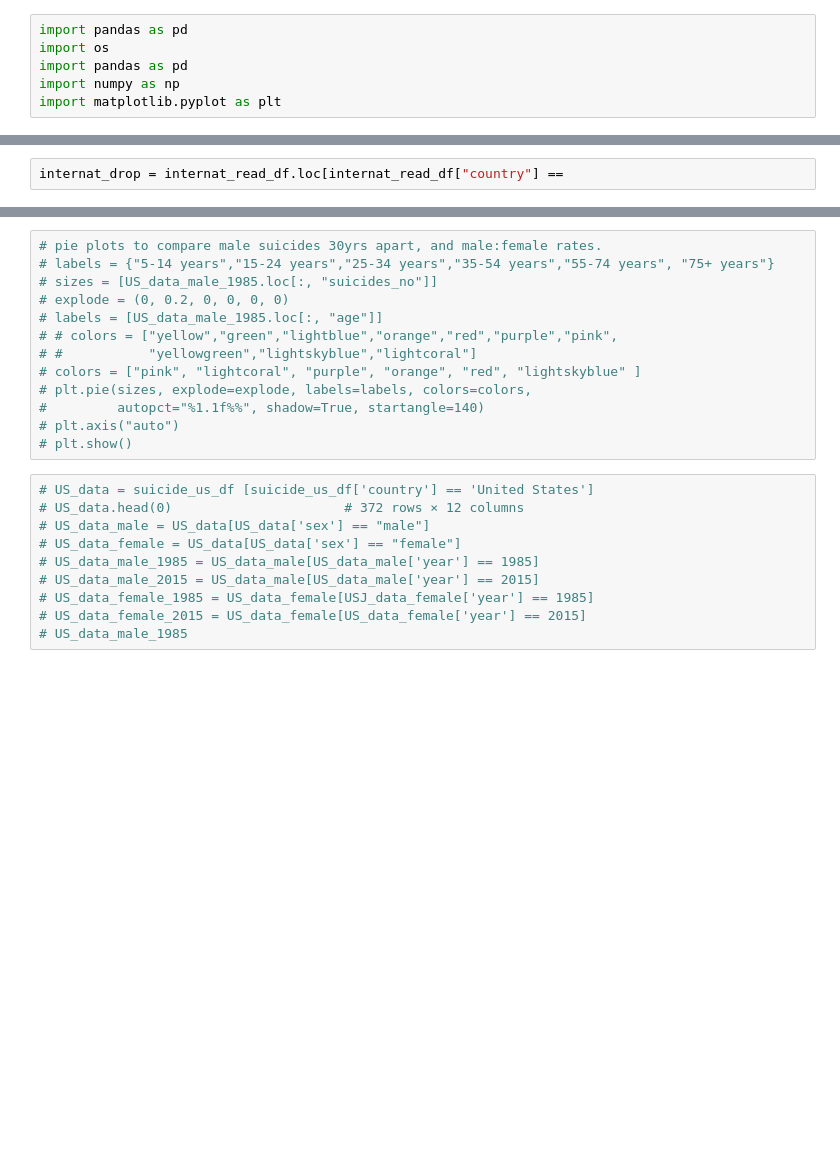
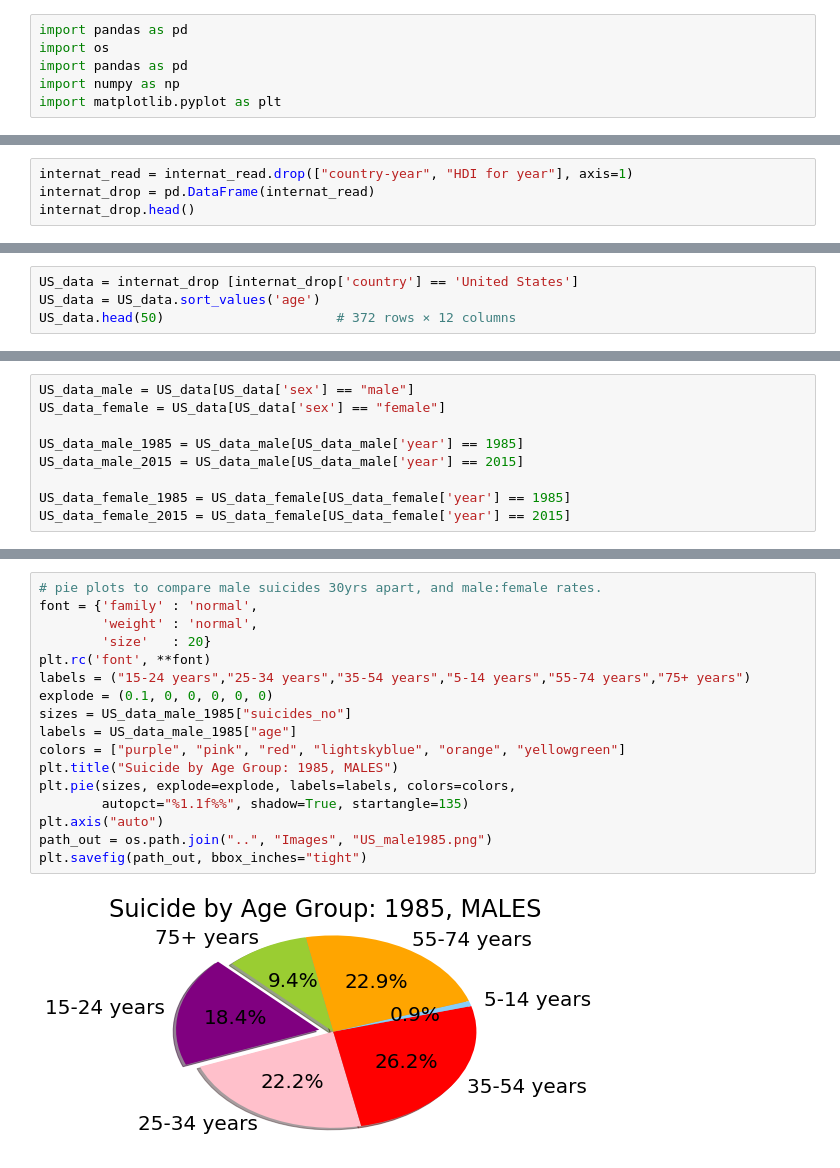
Before and after one commit to aeclaman/Project1, a Jupyter notebook: notebooks/group_suicide.ipynb, the cells around one changed output, grey strips where cells are left out. Drawn from its saved outputs; the diff is of its cells as text; blank space fills up the shorter version.

Commit message:
dataSources.DOC, PPT, PiePlots

```diff
--- a/notebooks/group_suicide.ipynb
+++ b/notebooks/group_suicide.ipynb
@@ -32,3 +14,7 @@ memory usage: 2.5+ MB
 |  | country | year | sex | age | suicides_no | population | suicides/100k pop | country-year | ... |
 | 0 | Albania | 1987 | male | 15-24 years | 21 | 312900 | 6.71 | Albania1987 | ... |
 | 1 | Albania | 1987 | male | 35-54 years | 16 | 308000 | 5.19 | Albania1987 | ... |
+# %%
+internat_read = internat_read.drop(["country-year", "HDI for year"], axis=1)
+internat_drop = pd.DataFrame(internat_read)
+internat_drop.head()
@@ -59,2 +64,0 @@ memory usage: 2.5+ MB
-# %%
-internat_drop = internat_read_df.loc[internat_read_df["country"] ==
@@ -81,0 +76,4 @@ print(year_set)               ## 1985 - 2016, but missing value after 2014
+# %%
+US_data = internat_drop [internat_drop['country'] == 'United States']
+US_data = US_data.sort_values('age')
+US_data.head(50)                      # 372 rows × 12 columns
@@ -81,0 +107,9 @@ print(year_set)               ## 1985 - 2016, but missing value after 2014
+# %%
+US_data_male = US_data[US_data['sex'] == "male"]
+US_data_female = US_data[US_data['sex'] == "female"]
+
+US_data_male_1985 = US_data_male[US_data_male['year'] == 1985]
+US_data_male_2015 = US_data_male[US_data_male['year'] == 2015]
+
+US_data_female_1985 = US_data_female[US_data_female['year'] == 1985]
+US_data_female_2015 = US_data_female[US_data_female['year'] == 2015]
@@ -82,23 +126,19 @@ print(year_set)               ## 1985 - 2016, but missing value after 2014
 # %%
 # pie plots to compare male suicides 30yrs apart, and male:female rates.
-# labels = {"5-14 years","15-24 years","25-34 years","35-54 years","55-74 years", "75+ years"}
-# sizes = [US_data_male_1985.loc[:, "suicides_no"]]
-# explode = (0, 0.2, 0, 0, 0, 0)
-# labels = [US_data_male_1985.loc[:, "age"]]
-# # colors = ["yellow","green","lightblue","orange","red","purple","pink",
-# #           "yellowgreen","lightskyblue","lightcoral"]
-# colors = ["pink", "lightcoral", "purple", "orange", "red", "lightskyblue" ]
-# plt.pie(sizes, explode=explode, labels=labels, colors=colors,
-#         autopct="%1.1f%%", shadow=True, startangle=140)
-# plt.axis("auto")
-# plt.show()
+font = {'family' : 'normal',
+        'weight' : 'normal',
+        'size'   : 20}
+plt.rc('font', **font)
+labels = ("15-24 years","25-34 years","35-54 years","5-14 years","55-74 years","75+ years")
+explode = (0.1, 0, 0, 0, 0, 0)
+sizes = US_data_male_1985["suicides_no"]
+labels = US_data_male_1985["age"]
+colors = ["purple", "pink", "red", "lightskyblue", "orange", "yellowgreen"]
+plt.title("Suicide by Age Group: 1985, MALES")
+plt.pie(sizes, explode=explode, labels=labels, colors=colors,
+        autopct="%1.1f%%", shadow=True, startangle=135)
+plt.axis("auto")
+path_out = os.path.join("..", "Images", "US_male1985.png")
+plt.savefig(path_out, bbox_inches="tight")
+# %% [output]
+[figure, added]
-# %%
-# US_data = suicide_us_df [suicide_us_df['country'] == 'United States']
-# US_data.head(0)                      # 372 rows × 12 columns
-# US_data_male = US_data[US_data['sex'] == "male"]
-# US_data_female = US_data[US_data['sex'] == "female"]
-# US_data_male_1985 = US_data_male[US_data_male['year'] == 1985]
-# US_data_male_2015 = US_data_male[US_data_male['year'] == 2015]
-# US_data_female_1985 = US_data_female[USJ_data_female['year'] == 1985]
-# US_data_female_2015 = US_data_female[US_data_female['year'] == 2015]
-# US_data_male_1985
```
Also changed, not shown: parts of 17 cells of this notebook, 6 other files.
